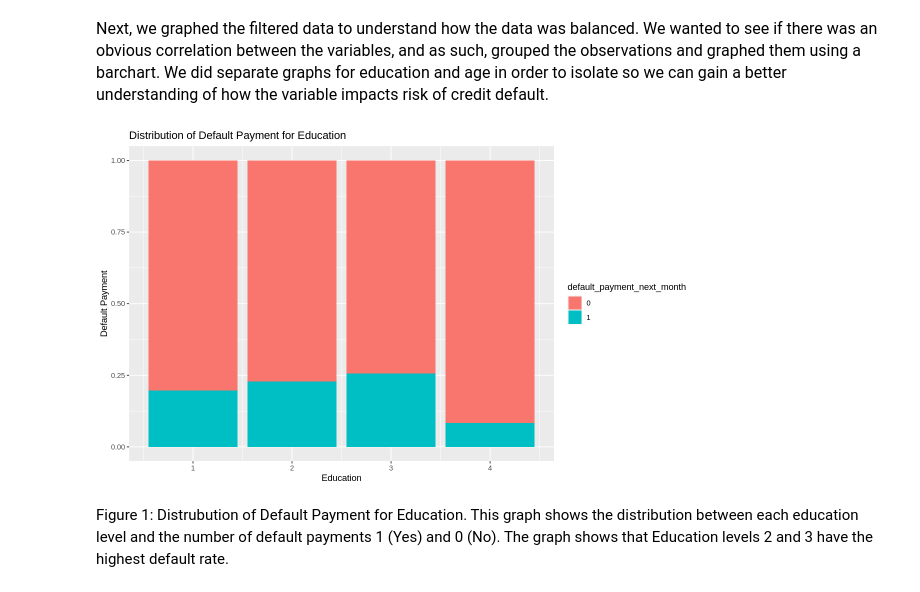
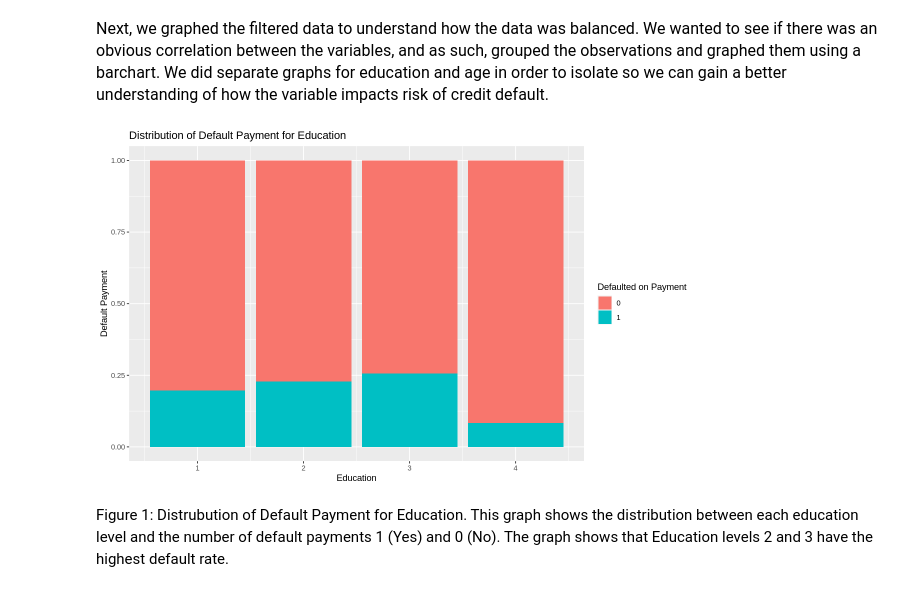
Before and after one commit to toast682/dsci_project, a Jupyter notebook: dsci_project.ipynb, the cells around one changed output. Saved outputs shown, nothing was run; the diff lists cells and outputs as text; code cells hidden in the pictures.

```diff
--- a/dsci_project.ipynb
+++ b/dsci_project.ipynb
@@ -105,11 +132,11 @@ A grouped_df: 285 × 4
 # %%
 set.seed(1234)
 credit_education_graph <- ggplot(credit_summarize, aes(x = EDUCATION, y = n, fill = default_payment_next_month)) +
                 geom_bar(stat = "identity", position = "fill") +
-                labs(x = "Education", y = "Default Payment", title = "Distribution of Default Payment for Education")
+                labs(x = "Education", y = "Default Payment", title = "Distribution of Default Payment for Education", fill = "Defaulted on Payment")
 credit_education_graph
 # %% [output]
-[figure, old version]
+[figure, new version]
 # %% [markdown]
 Figure 1: Distrubution of Default Payment for Education. This graph shows the distribution between each education level and the number of default payments 1 (Yes) and 0 (No). The graph shows that Education levels 2 and 3 have the highest default rate.
 # %%
```
Also changed, not shown: parts of 4 cells of this notebook.
